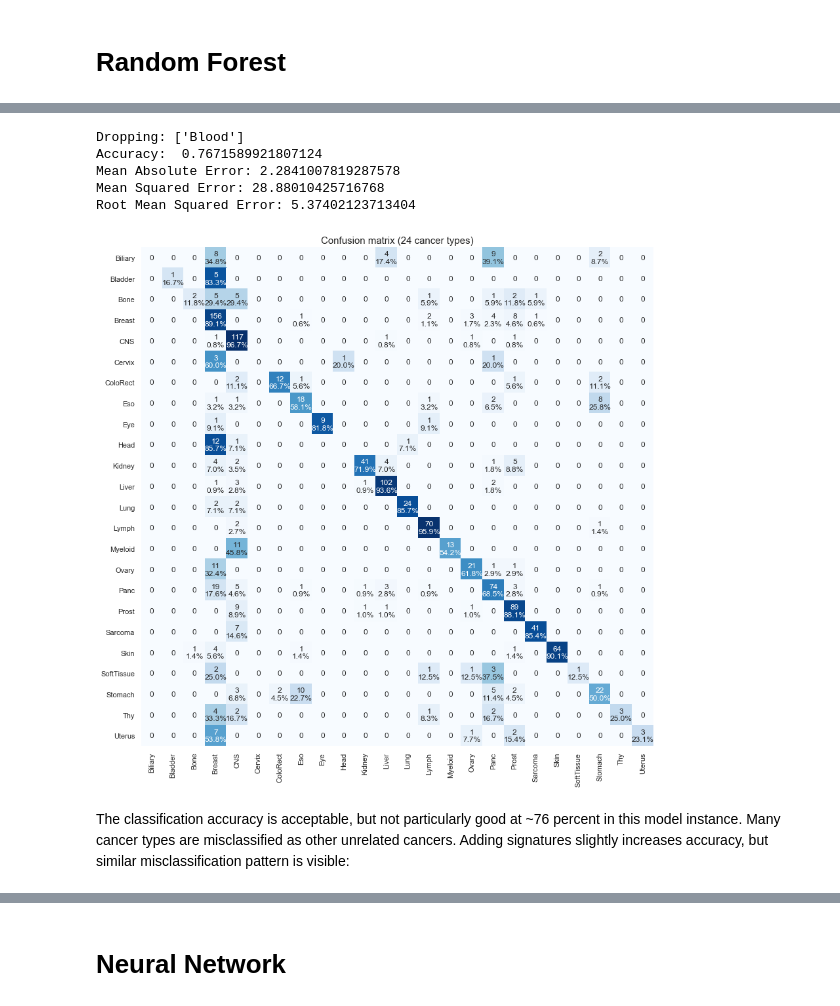
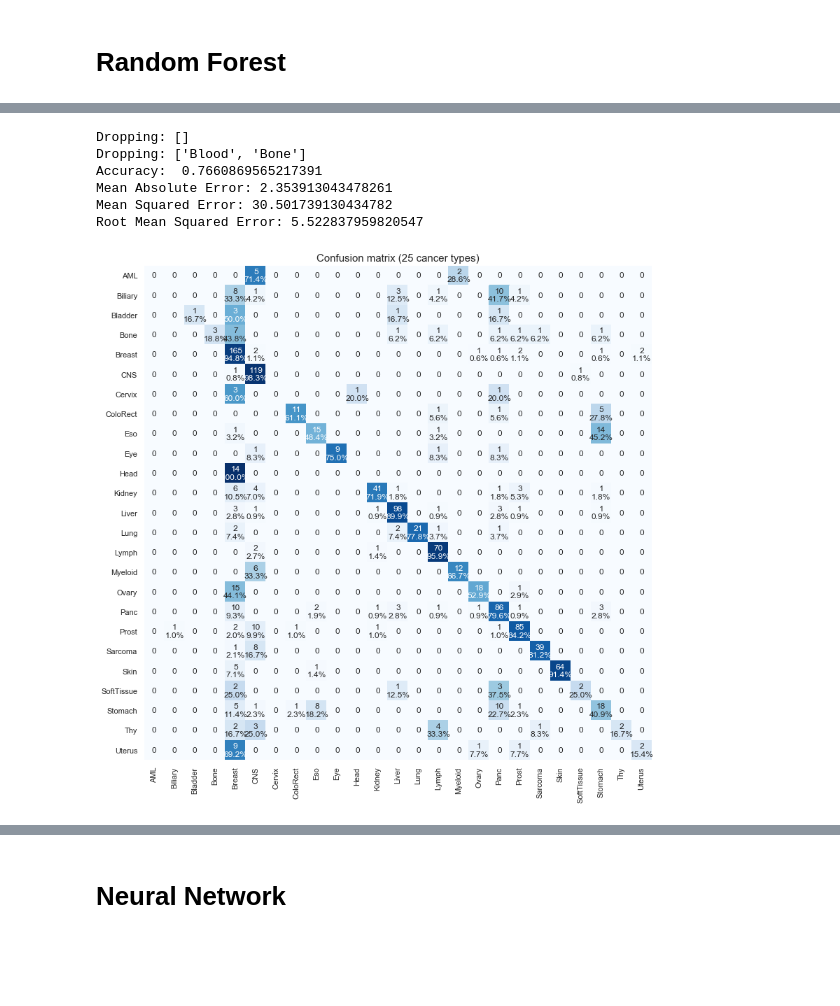
Before and after one commit to dovydask/MLMB-project, a Jupyter notebook: group_project.ipynb, the cells around one changed output, grey strips where cells are left out. Drawn from its saved outputs; the diff is of its cells as text; code cells hidden in the pictures; blank space fills up the shorter version.

```diff
--- a/group_project.ipynb
+++ b/group_project.ipynb
@@ -76,6 +76,8 @@ PCAWG_wgs_act.head(2)
 2 rows × 68 columns
 # %%
 nonPCAWG_wgs_mut = pd.read_csv ("./project_data/catalogs/WGS/WGS_Other.96.csv")
+# fix labels so that it's consistent with PCAWG_wgs_mut's
+nonPCAWG_wgs_mut.columns = [i if "AdenoCa" not in i else i.replace("AdenoCa", "AdenoCA") for i in nonPCAWG_wgs_mut.columns]
 nonPCAWG_wgs_mut.head(2)
 print(set([s.split('::')[0].split('-')[-1] for s in nonPCAWG_wgs_mut.columns[2:]]))
 # %% [output]
@@ -368,16 +371,6 @@ def manual_drop(labels, sample_cutoff):
 # Random Forest
 # %%
 def prepare_rf_data(data):
-    """
-    input
-        data: DataFrame; data to split
-    return
-        train_x: array; train data
-        train_y: array; train labels
-        test_x: array; test data
-        test_y: array; test labels
-    """
-
     x = np.array(data)
     y = np.array(data.index.values)
 
@@ -397,13 +390,9 @@ def prepare_rf_data(data):
 def random_forest(train_x, test_x, train_y, test_y, y_labs):
     """
     input
-        train_x: array; train data
-        train_y: array; train labels
-        test_x: array; test data
-        test_y: array; test labels
-        y_labs: array; data labels (for plotting)
+        data: DataFrame; data to split into training and testing sets
     return
-        rf: RandomForest; trained Random Forest model
+
     """
 
     rf = RandomForestClassifier(n_estimators = 500)
@@ -425,22 +436,19 @@ Below is a Random forest implementation using combined PCAWG and non-PCAWG mutat
 # %%
-d1 = construct_dataset(PCAWG_wgs_mut, subtypes=False, sample_cutoff=0)
-d2 = construct_dataset(nonPCAWG_wgs_mut, subtypes=False, sample_cutoff=0)
+d1 = construct_dataset(PCAWG_wgs_mut, subtypes=False, six_channels=False, sample_cutoff=10)
+d2 = construct_dataset(nonPCAWG_wgs_mut, subtypes=False, six_channels=False, sample_cutoff=10)
 data_rf = pd.concat([d1, d2])
 data_rf = data_rf.drop("ALL")
 data_rf = data_rf.rename(index = {"Ewings": "Sarcoma"})
-data_rf = data_rf.rename(index = {"AML": "Myeloid"})
-data_rf = data_rf.drop(manual_drop(data_rf.index.values, 10))
+data_nn = data_nn.rename(index = {"AML": "Myeloid"})
 data_rf = data_rf.sort_index()
 
 train_rf_x, test_rf_x, train_rf_y, test_rf_y, y_labels = prepare_rf_data(data_rf)
 rf = random_forest(train_rf_x, test_rf_x, train_rf_y, test_rf_y, y_labels)
 # %% [output]
-Dropping: ['Blood']
-Accuracy:  0.7671589921807124
-Mean Absolute Error: 2.2841007819287578
-Mean Squared Error: 28.88010425716768
-Root Mean Squared Error: 5.37402123713404
+Dropping: []
+Dropping: ['Blood', 'Bone']
+Accuracy:  0.7660869565217391
+Mean Absolute Error: 2.353913043478261
+Mean Squared Error: 30.501739130434782
+Root Mean Squared Error: 5.522837959820547
-[figure, old version]
+[figure, new version]
-# %% [markdown]
-The classification accuracy is acceptable, but not particularly good at ~76 percent in this model instance. Many cancer types are misclassified as other unrelated cancers.
-Adding signatures slightly increases accuracy, but similar misclassification pattern is visible:
```
Also changed, not shown: parts of 39 cells of this notebook.
